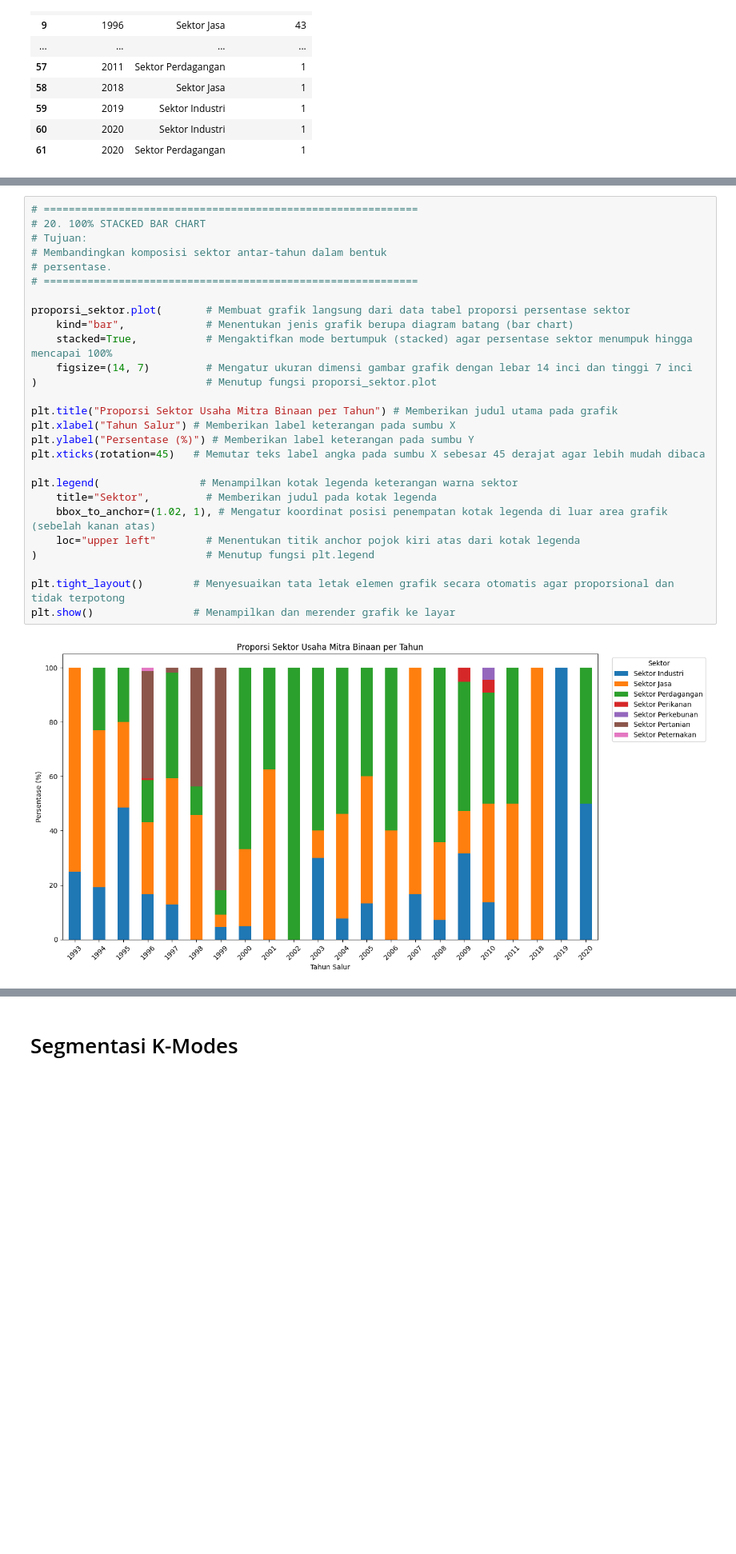
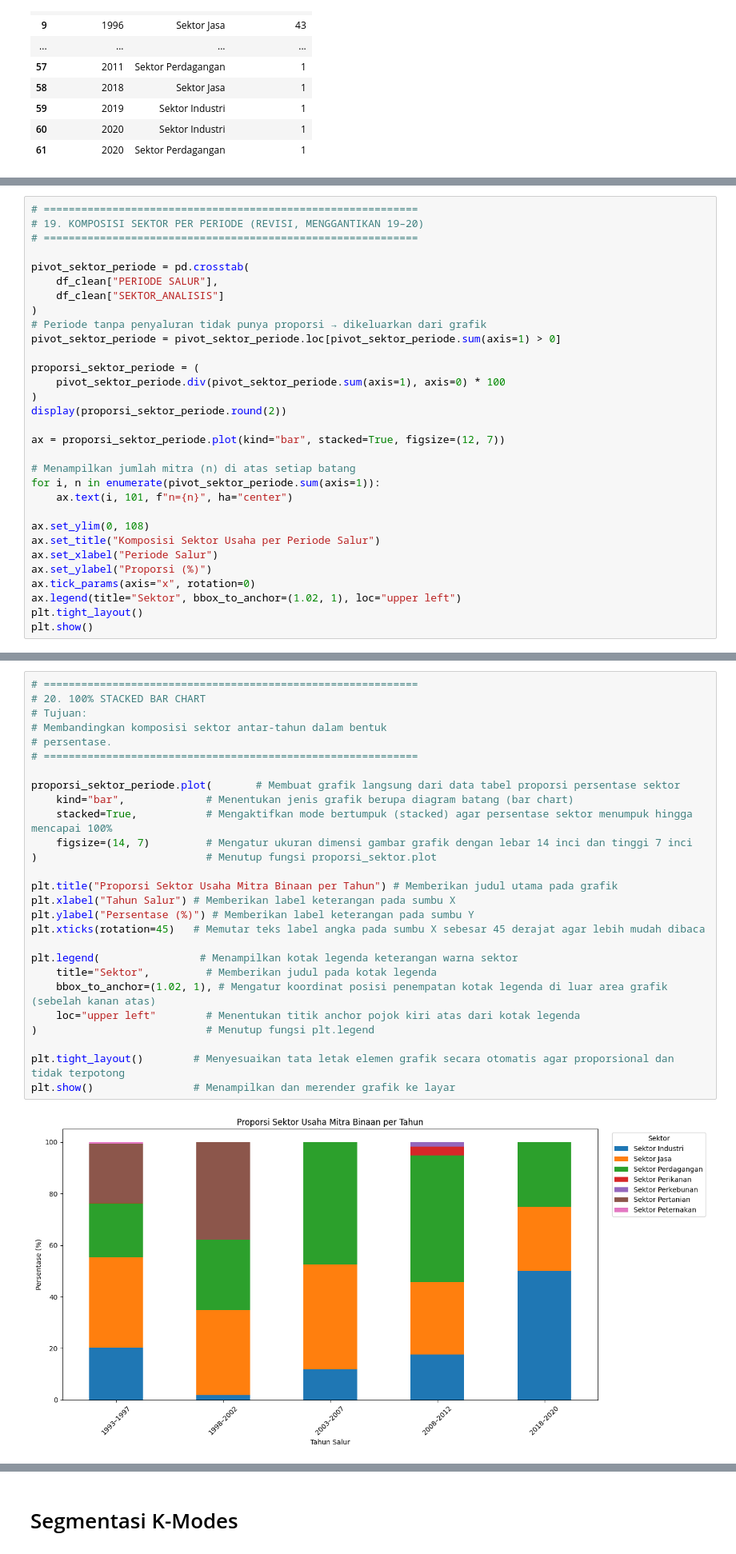
Before and after one commit to l1liaaan/ANALISIS-TREN-SEGMENTASI, a Jupyter notebook: Segmentasi_Karakteristik_Mitra_Binaan_PUMK_Menggunakan_K_Modes.ipynb, the cells around one changed output, grey strips where cells are left out. Shown at 80% size. Cells and saved outputs as stored; diff of their text form; blank space fills up the shorter version.

```diff
--- a/Segmentasi_Karakteristik_Mitra_Binaan_PUMK_Menggunakan_K_Modes.ipynb
+++ b/Segmentasi_Karakteristik_Mitra_Binaan_PUMK_Menggunakan_K_Modes.ipynb
@@ -737,0 +839,31 @@ display(proporsi_sektor.round(2)) # Menampilkan tabel persentase proporsi sektor
+# %%
+# ============================================================
+# 19. KOMPOSISI SEKTOR PER PERIODE (REVISI, MENGGANTIKAN 19–20)
+# ============================================================
+
+pivot_sektor_periode = pd.crosstab(
+    df_clean["PERIODE SALUR"],
+    df_clean["SEKTOR_ANALISIS"]
+)
+# Periode tanpa penyaluran tidak punya proporsi → dikeluarkan dari grafik
+pivot_sektor_periode = pivot_sektor_periode.loc[pivot_sektor_periode.sum(axis=1) > 0]
+
+proporsi_sektor_periode = (
+    pivot_sektor_periode.div(pivot_sektor_periode.sum(axis=1), axis=0) * 100
+)
+display(proporsi_sektor_periode.round(2))
+
+ax = proporsi_sektor_periode.plot(kind="bar", stacked=True, figsize=(12, 7))
+
+# Menampilkan jumlah mitra (n) di atas setiap batang
+for i, n in enumerate(pivot_sektor_periode.sum(axis=1)):
+    ax.text(i, 101, f"n={n}", ha="center")
+
+ax.set_ylim(0, 108)
+ax.set_title("Komposisi Sektor Usaha per Periode Salur")
+ax.set_xlabel("Periode Salur")
+ax.set_ylabel("Proporsi (%)")
+ax.tick_params(axis="x", rotation=0)
+ax.legend(title="Sektor", bbox_to_anchor=(1.02, 1), loc="upper left")
+plt.tight_layout()
+plt.show()
@@ -738,32 +879,32 @@ display(proporsi_sektor.round(2)) # Menampilkan tabel persentase proporsi sektor
 # %%
 # ============================================================
 # 20. 100% STACKED BAR CHART
 # Tujuan:
 # Membandingkan komposisi sektor antar-tahun dalam bentuk
 # persentase.
 # ============================================================
 
-proporsi_sektor.plot(       # Membuat grafik langsung dari data tabel proporsi persentase sektor
+proporsi_sektor_periode.plot(       # Membuat grafik langsung dari data tabel proporsi persentase sektor
     kind="bar",             # Menentukan jenis grafik berupa diagram batang (bar chart)
     stacked=True,           # Mengaktifkan mode bertumpuk (stacked) agar persentase sektor menumpuk hingga mencapai 100%
     figsize=(14, 7)         # Mengatur ukuran dimensi gambar grafik dengan lebar 14 inci dan tinggi 7 inci
 )                           # Menutup fungsi proporsi_sektor.plot
 
 plt.title("Proporsi Sektor Usaha Mitra Binaan per Tahun") # Memberikan judul utama pada grafik
 plt.xlabel("Tahun Salur") # Memberikan label keterangan pada sumbu X
 plt.ylabel("Persentase (%)") # Memberikan label keterangan pada sumbu Y
 plt.xticks(rotation=45)   # Memutar teks label angka pada sumbu X sebesar 45 derajat agar lebih mudah dibaca
 
 plt.legend(                # Menampilkan kotak legenda keterangan warna sektor
     title="Sektor",         # Memberikan judul pada kotak legenda
     bbox_to_anchor=(1.02, 1), # Mengatur koordinat posisi penempatan kotak legenda di luar area grafik (sebelah kanan atas)
     loc="upper left"        # Menentukan titik anchor pojok kiri atas dari kotak legenda
 )                           # Menutup fungsi plt.legend
 
 plt.tight_layout()        # Menyesuaikan tata letak elemen grafik secara otomatis agar proporsional dan tidak terpotong
 plt.show()                # Menampilkan dan merender grafik ke layar
 # %% [output]
-[figure, old version]
+[figure, new version]
 # %%
 # ============================================================
 # 21. STANDARDISASI LOKASI
```
Also changed, not shown: parts of 24 cells of this notebook.
